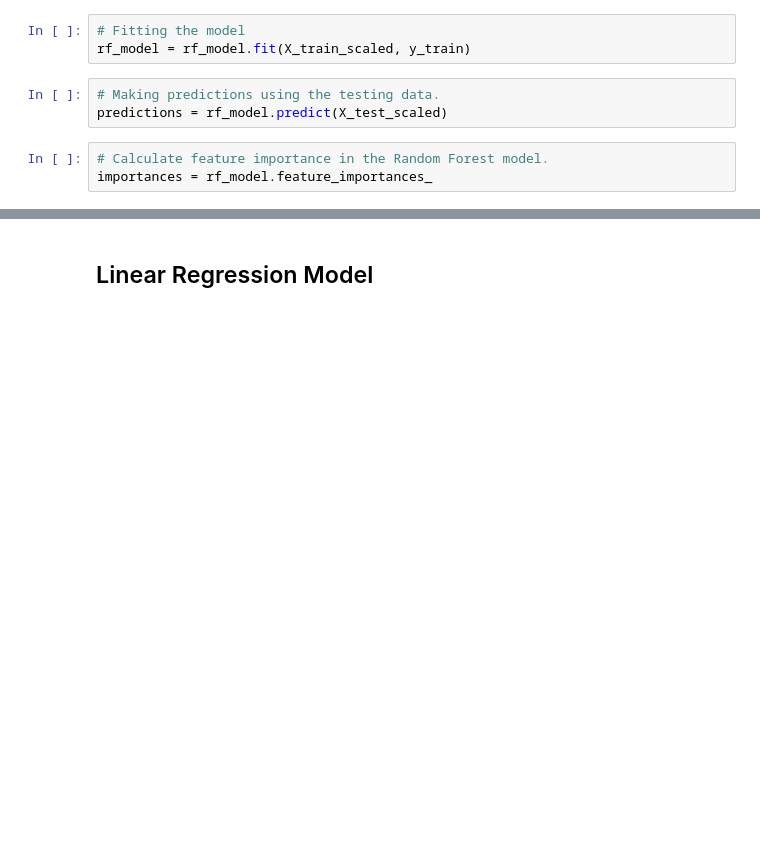
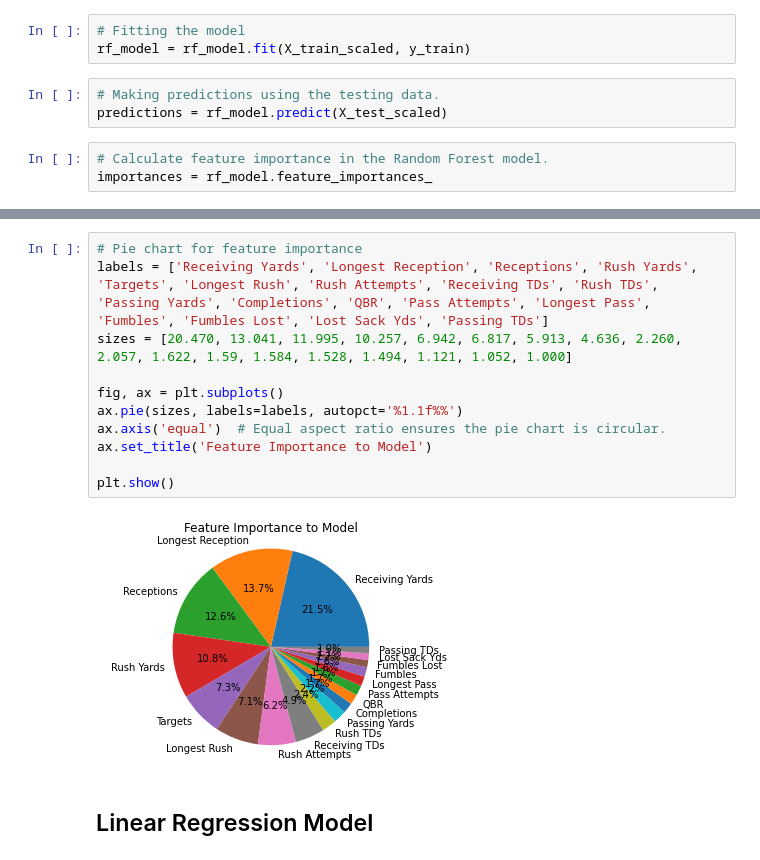
Before and after one commit to sbull32/team_cautious_waffle, a Jupyter notebook: waffles_ml_model.ipynb, the cells around one changed output, grey strips where cells are left out. Cells and saved outputs as stored; diff of their text form; blank space fills up the shorter version.

Commit message:
Visualizations Included

```diff
--- a/waffles_ml_model.ipynb
+++ b/waffles_ml_model.ipynb
@@ -166,6 +168,19 @@ sorted(zip(rf_model.feature_importances_, X.columns), reverse=True)
  (0.002057100136233732, 'punt_return_touchdown'),
  (0.0013722597723980175, 'position_QB'),
  (0.0013207094624456826, 'kickoff_return_touchdown')]
+# %%
+# Pie chart for feature importance
+labels = ['Receiving Yards', 'Longest Reception', 'Receptions', 'Rush Yards', 'Targets', 'Longest Rush', 'Rush Attempts', 'Receiving TDs', 'Rush TDs', 'Passing Yards', 'Completions', 'QBR', 'Pass Attempts', 'Longest Pass', 'Fumbles', 'Fumbles Lost', 'Lost Sack Yds', 'Passing TDs']
+sizes = [20.470, 13.041, 11.995, 10.257, 6.942, 6.817, 5.913, 4.636, 2.260, 2.057, 1.622, 1.59, 1.584, 1.528, 1.494, 1.121, 1.052, 1.000]
+
+fig, ax = plt.subplots()
+ax.pie(sizes, labels=labels, autopct='%1.1f%%')
+ax.axis('equal')  # Equal aspect ratio ensures the pie chart is circular.
+ax.set_title('Feature Importance to Model')
+
+plt.show()
+# %% [output]
+[figure, added]
 # %% [markdown]
 ## Linear Regression Model
 # %%
```
Also changed, not shown: parts of 48 cells of this notebook.
